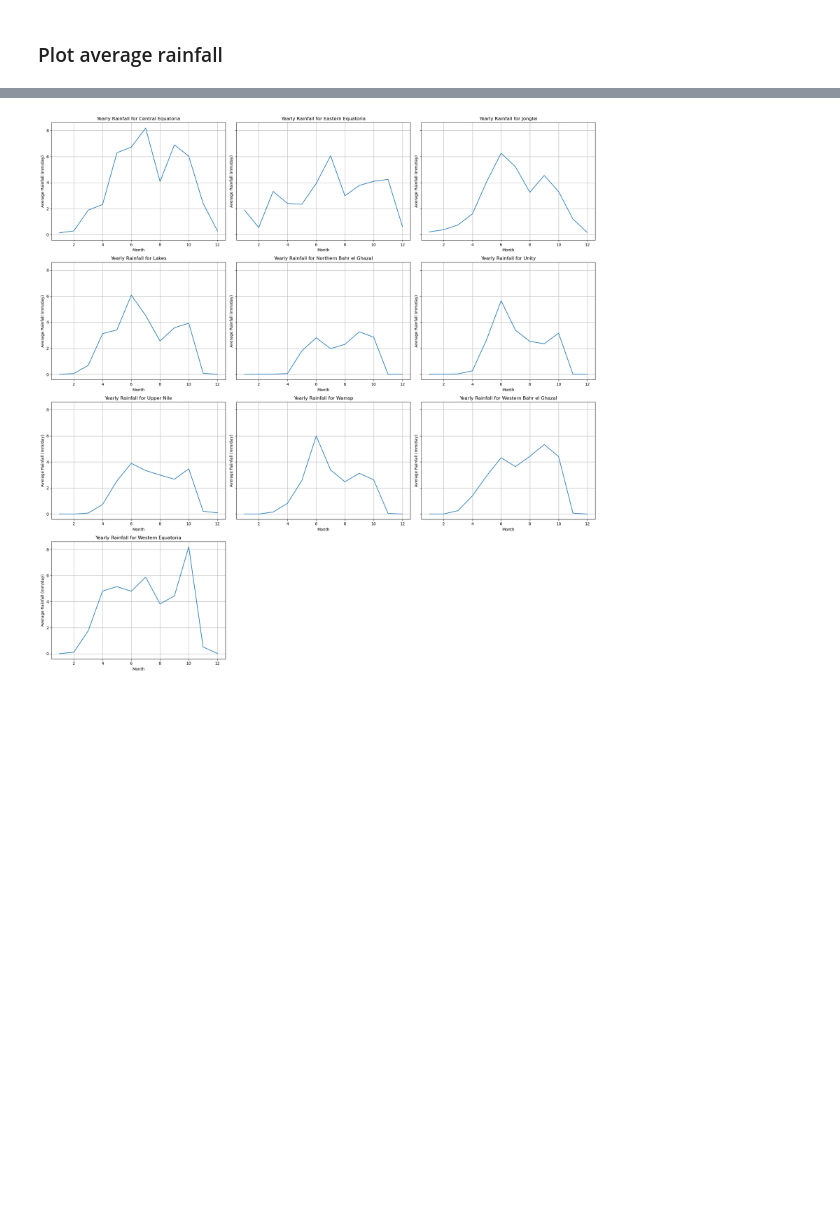
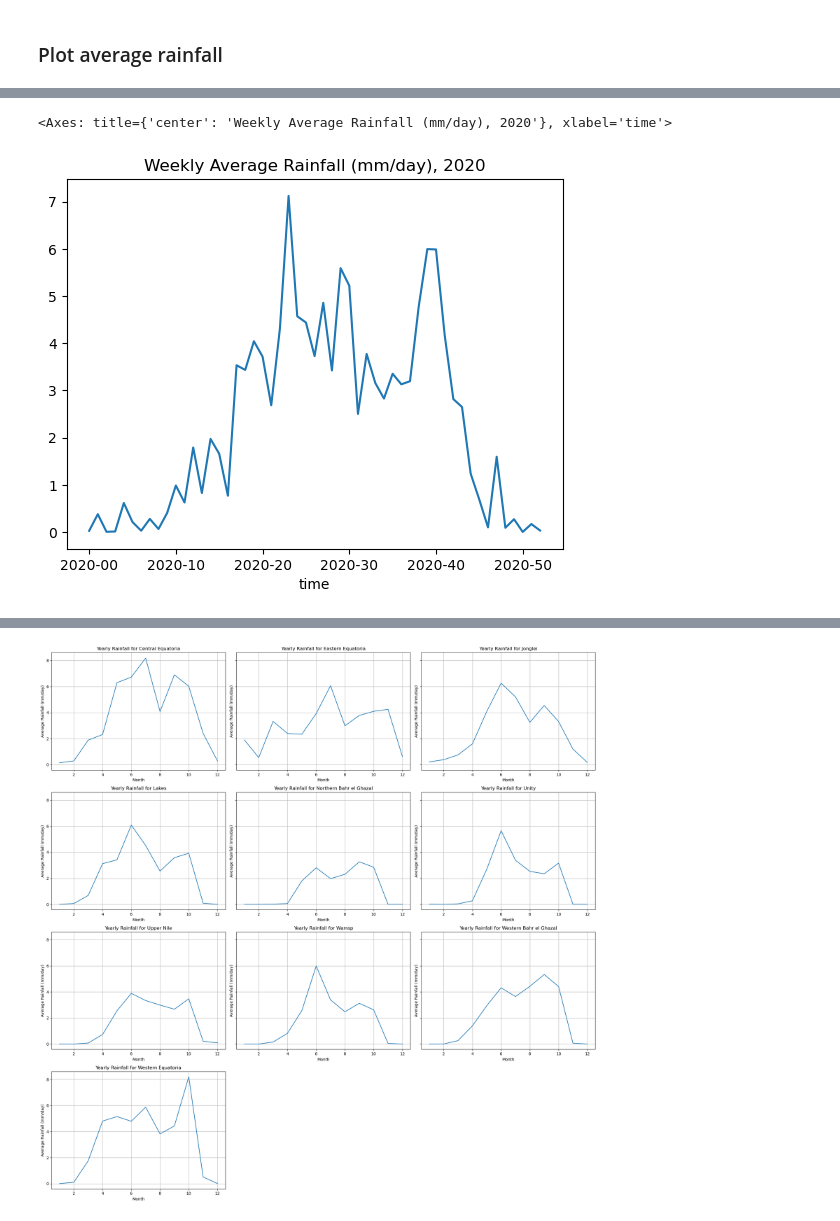
Before and after one commit to NickSlanec/geospatial-playground, a Jupyter notebook: element84/violence_vs_rainfall.ipynb, the cells around one changed output, grey strips where cells are left out. Cells and saved outputs as stored; diff of their text form; code cells hidden in the pictures; blank space fills up the shorter version.

```diff
--- a/element84/violence_vs_rainfall.ipynb
+++ b/element84/violence_vs_rainfall.ipynb
@@ -468,0 +453,5 @@ monthly_rainfall_state[monthly_rainfall_state['name']== 'Central Equatoria'].plo
+# %%
+weekly_rainfall_state.groupby('time')['cmorph'].mean().plot(title='Weekly Average Rainfall (mm/day), 2020')
+# %% [output]
+<Axes: title={'center': 'Weekly Average Rainfall (mm/day), 2020'}, xlabel='time'>
+[figure, added]
```
Also changed, not shown: parts of 39 cells of this notebook.
